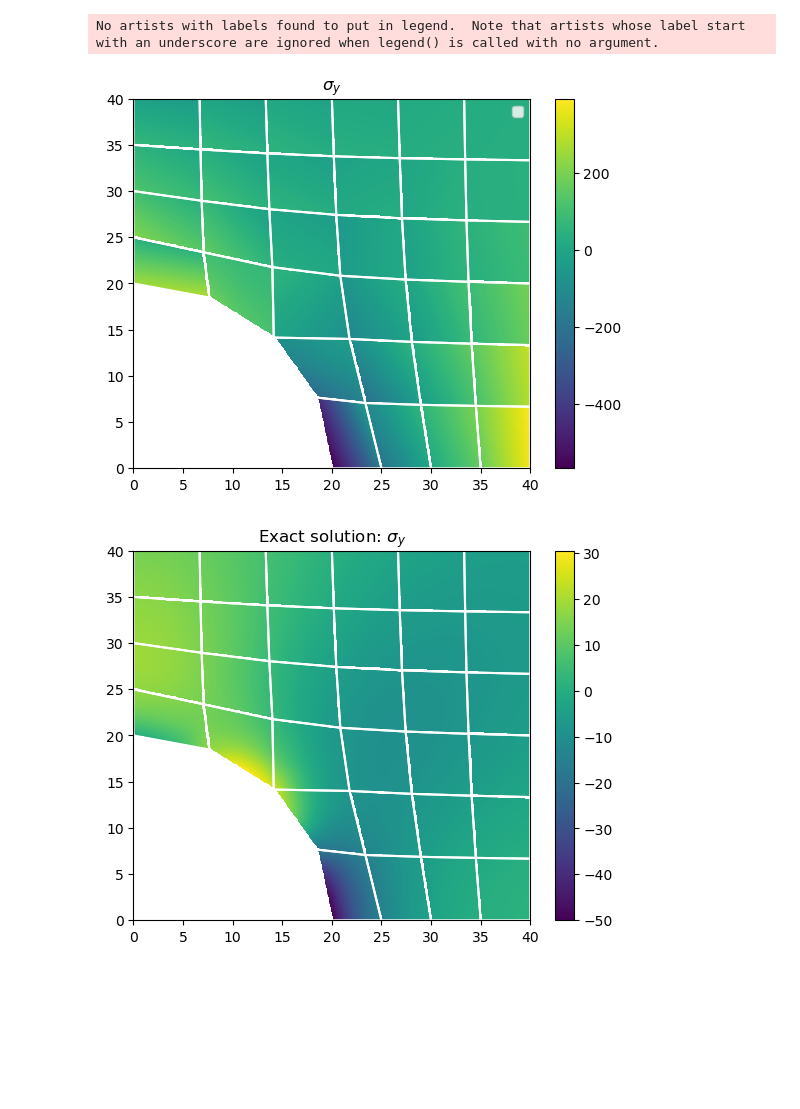
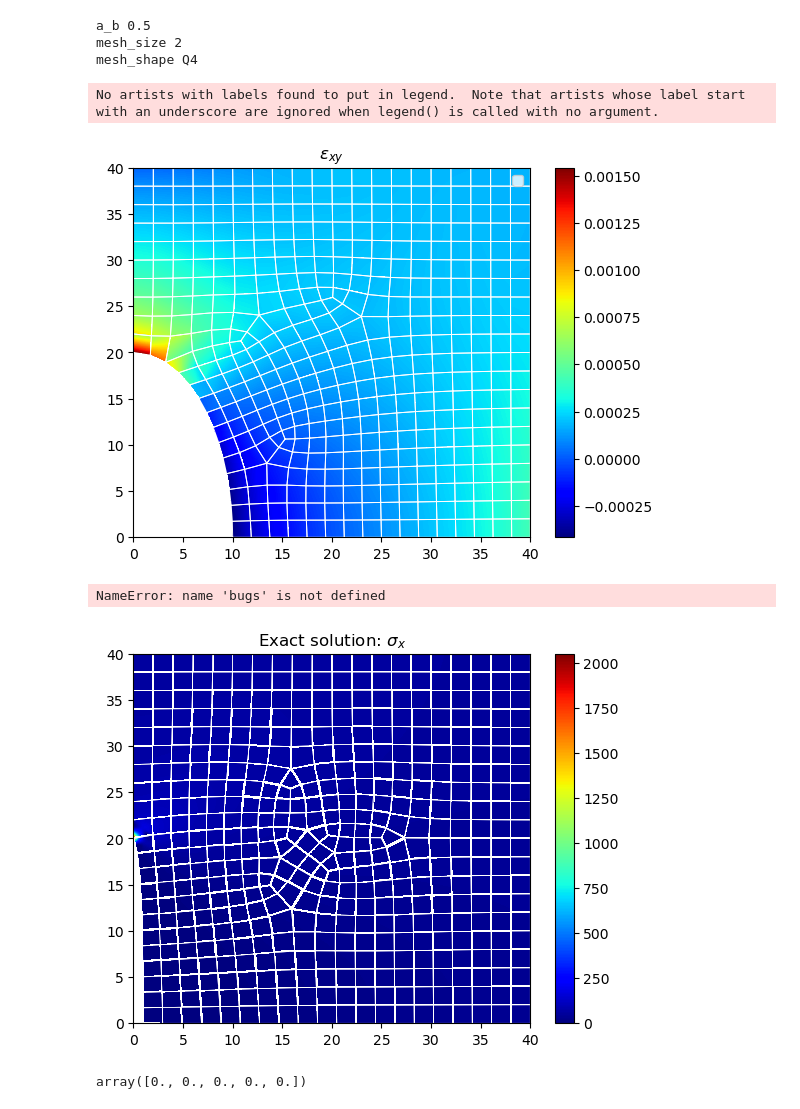
Before and after one commit to Xiaosen9807/Advanced-Finite-Element-Methods, a Jupyter notebook: FEM_2D/Main.ipynb, the cells around one changed output. Cells and saved outputs as stored; diff of their text form; code cells hidden in the pictures; blank space fills up the shorter version.

```diff
--- a/FEM_2D/Main.ipynb
+++ b/FEM_2D/Main.ipynb
@@ -27,13 +29,13 @@ def draw(elements_list, dir ='xy',type = 'disp'):
                                     test_mapping[:, 1].min(),
                                     test_mapping[:, 1].max()),
                                     origin='lower', aspect='auto',
-                                    interpolation='bilinear',
+                                    interpolation='none', cmap='jet',
                                         vmin=global_min, vmax=global_max)
             # 绘制元素的边界
         vertices = test_element.vertices
         vertices = np.vstack([vertices, vertices[0]])  # 将第一个顶点再次添加到数组的末尾，以便封闭形状
         vertices_x, vertices_y = zip(*vertices)  # 解压顶点坐标
-        plt.plot(vertices_x, vertices_y,  color='white')  # 使用黑色线绘制边界，并使用小圆点表示顶点
+        plt.plot(vertices_x, vertices_y,  color='white', linewidth=0.7)  # 使用黑色线绘制边界，并使用小圆点表示顶点
 
     plt.xlim(0, 40)
     plt.ylim(0, 40)
@@ -59,23 +61,24 @@ def draw(elements_list, dir ='xy',type = 'disp'):
 def draw_exact(elements_list, a_b, dir ='x'):
     global_min = min([np.min([exact_fn(xy[0], xy[1],a_b, dir) for xy in test_element.mapping(refine)]) for test_element in elements_list])
     global_max = max([np.max([exact_fn(xy[0], xy[1],a_b, dir)for xy in test_element.mapping(refine)]) for test_element in elements_list])
+
     for i in range(len(elements_list)):
         test_element = elements_list[i]
         test_mapping = test_element.mapping(refine)
-        test_output = [exact_fn(xy[0], xy[1],data_ori[iii]['a_b'], dir) for xy in test_mapping]
+        test_output = [exact_fn(xy[0], xy[1],a_b, dir) for xy in test_mapping]
         test_x, test_y, test_z = grid_to_mat(test_mapping, test_output)
         plt.imshow(test_z, extent=(test_mapping[:, 0].min(),
                                             test_mapping[:, 0].max(),
                                             test_mapping[:, 1].min(),
                                             test_mapping[:, 1].max()),
                                             origin='lower', aspect='auto',
-                                            interpolation='bilinear',
-                                                vmin=global_min, vmax=global_max)
-                    # 绘制元素的边界
+                                            interpolation='bilinear',cmap='jet',
+                                            vmin=global_min, vmax=global_max)
+        # 绘制元素的边界
         vertices = test_element.vertices
         vertices = np.vstack([vertices, vertices[0]])  # 将第一个顶点再次添加到数组的末尾，以便封闭形状
         vertices_x, vertices_y = zip(*vertices)  # 解压顶点坐标
-        plt.plot(vertices_x, vertices_y,  color='white')  # 使用黑色线绘制边界，并使用小圆点表示顶点s
+        plt.plot(vertices_x, vertices_y,  color='white', linewidth=0.5)  # 使用黑色线绘制边界，并使用小圆点表示顶点s
     plt.xlim(0, 40)
     plt.ylim(0, 40)
     # Display the color bar
@@ -120,23 +89,43 @@ def exact_fn(x, y,a_b, dir='von'):
 # %%
-dir ='y'
-type = 'stress'
+dir ='x'
+type = 'strain'
 if type == 'disp':
     type_str = 'U'
 elif type == 'strain':
     type_str = '\\epsilon'
 elif type == 'stress':
     type_str = '\\sigma'
 dir_str = "{ %s }" % dir
-iii = 1
-refine =3
+iii = -1
+refine = 3
 elements_list = data_ori[iii]['elements_list']
 a_b =data_ori[iii]['a_b']
-draw(elements_list, dir, type)
-draw_exact(elements_list,a_b, dir)
+data_keys = list(data_ori[iii].keys())[:3]
+for key in data_keys:
+    print(key, data_ori[iii][key])
+
+# draw(elements_list, dir, type)
+# draw(elements_list, 'y', type)
+draw(elements_list, 'xy', 'strain')
 # %% [output]
-No artists with labels found to put in legend.  Note that artists whose label start with an underscore are ignored when legend() is called with no argument.
+a_b 0.5
+mesh_size 2
+mesh_shape Q4
+No artists with labels found to put in legend.  Note that artists whose label start with an underscore are ignored when legend() is called with no argument.
-[figure, old version]
+[figure, new version]
-[figure, removed]
+# %%
+bugs
+# %% [output]
+NameError: name 'bugs' is not defined
+# %%
+draw_exact(elements_list,a_b, dir)
+# %% [output]
+[figure, added]
+# %%
+B = np.zeros((3, 5))
+B[0]
+# %% [output]
+array([0., 0., 0., 0., 0.])
 # %%
 
 draw(elements_list, dir, type)
```
Also changed, not shown: parts of 10 cells of this notebook, 12 other files.
